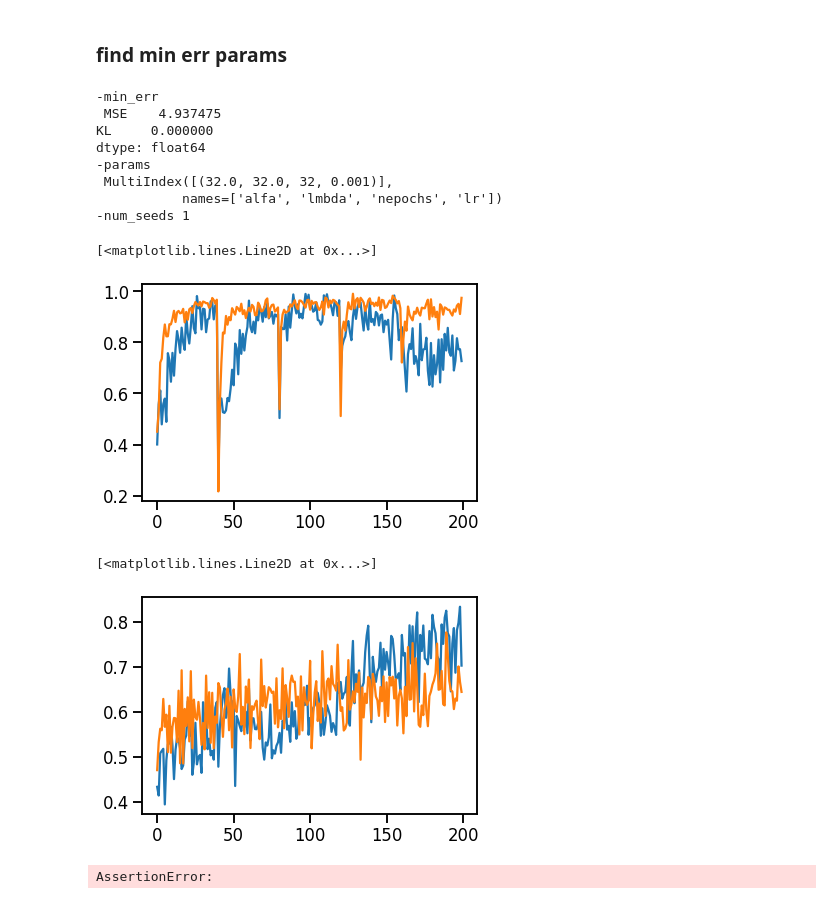
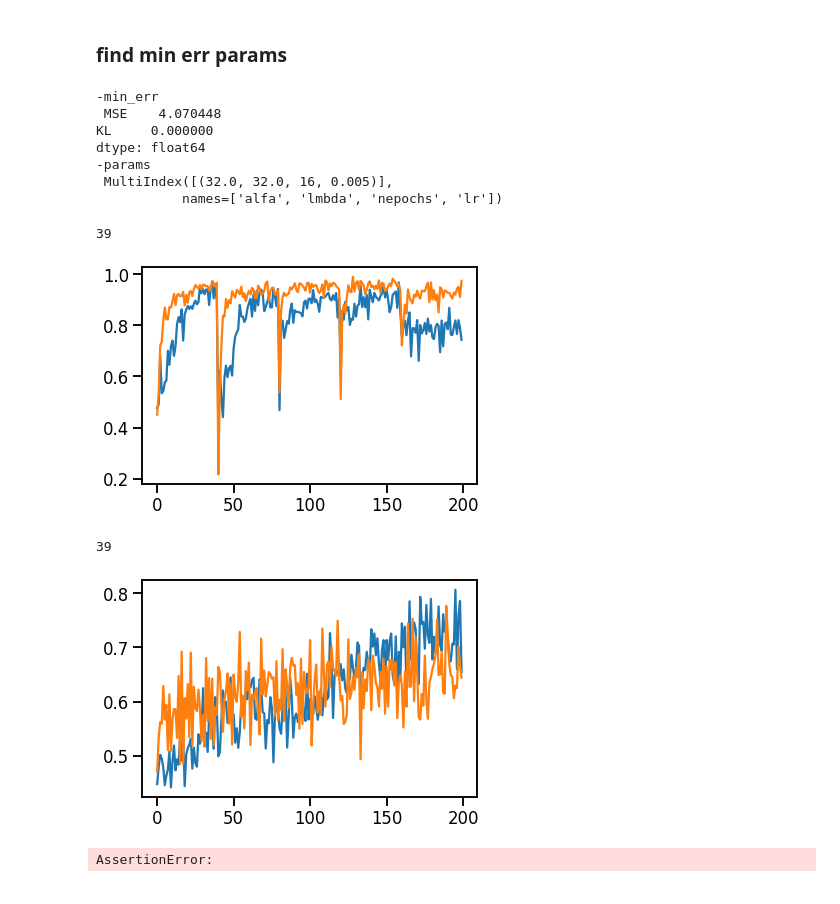
Before and after one commit to andrebeu/SEMCSW, a Jupyter notebook: NB-gs_analysis.ipynb, the cells around one changed output. Cells and saved outputs as stored; diff of their text form; code cells hidden in the pictures.

```diff
--- a/NB-gs_analysis.ipynb
+++ b/NB-gs_analysis.ipynb
@@ -106,5 +106,5 @@ def create_gsdf(gs_name,debug=False):
 # gsdf = create_gsdf('sem1')
 # gsdf.to_csv('gsdata/sem1/gsdf-sem1')
 # load
-gsdf = pd.read_csv('gsdata/sem1/gsdf-sem1')
-gsdf.shape
+# gsdf = pd.read_csv('gsdata/sem1/gsdf-sem1')
+# gsdf.shape
@@ -133,7 +130,7 @@ def get_accdf(gs_name):
   ).reset_index(-1)
   ## calculate MSE for each parameter
   for param_tuple in acc_df.index.unique():
-    print(param_tuple)
+#     print(param_tuple)
     human_mean = human_tbt.loc[:, '{} mean'.format(param_tuple[0])].values
     human_std = human_tbt.loc[:, '{} stddev'.format(param_tuple[0])].values
     model_df = acc_df.loc[param_tuple]
@@ -141,6 +138,13 @@ def get_accdf(gs_name):
     acc_df.loc[param_tuple,'MSE'] = np.mean((human_mean - model_df.mu) ** 2)
     acc_df.loc[param_tuple,'KL'] = np.sum(
       kl_pq(human_mean, model_df.mu, human_std, model_df.stdev))
+  ## include column with number of seeds
+  sample_size_df = gsdf[(gsdf.t==0)].groupby(
+    ['condition','alfa','lmbda','nepochs','lr','t']
+  ).seed.count()
+  for param_tuple,num_seeds in sample_size_df.iteritems():
+    acc_df.loc[param_tuple[:-1],'num_seeds'] = num_seeds
+  acc_df = acc_df.astype({'num_seeds':int})
   return acc_df
 # %%
 acc_df = get_accdf('sem1')
@@ -191,29 +178,33 @@ print('-min_err\n',min_err)
 minimizing_params = err_df[err_df.MSE==min_err.MSE].index
 print('-params\n',minimizing_params)
 
-num_seeds = sample_size.loc[('blocked',*minimizing_params)].values[0]
-print('-num_seeds',num_seeds)
+# num_seeds = sample_size_df.loc[('blocked',*minimizing_params)].values[0]
+# print('-num_seeds',num_seeds)
+# acc_df.loc[('interleaved',*minimizing_params[0]),:].num_seeds
 # %% [output]
 -min_err
- MSE    4.937475
+ MSE    4.070448
 KL     0.000000
 dtype: float64
 -params
- MultiIndex([(32.0, 32.0, 32, 0.001)],
+ MultiIndex([(32.0, 32.0, 16, 0.005)],
            names=['alfa', 'lmbda', 'nepochs', 'lr'])
--num_seeds 1
 # %%
 plt.plot(acc_df.loc[('blocked',*minimizing_params[0]),:].mu.values)
 plt.plot(human_blocked_M)
+N = acc_df.loc[('blocked',*minimizing_params[0]),:].num_seeds.values[0]
+int(N)
 # %% [output]
-[<matplotlib.lines.Line2D at 0x...>]
+39
-[figure, old version]
+[figure, new version]
 # %%
 plt.plot(acc_df.loc[('interleaved',*minimizing_params[0]),:].mu.values)
 plt.plot(human_interleaved_M)
+N = acc_df.loc[('interleaved',*minimizing_params[0]),:].num_seeds.values[0]
+int(N)
 # %% [output]
-[<matplotlib.lines.Line2D at 0x...>]
+39
-[figure, old version]
+[figure, new version]
 # %%
 assert False
 # %% [output]
```
Also changed, not shown: parts of 3 cells of this notebook, 1 other file.
